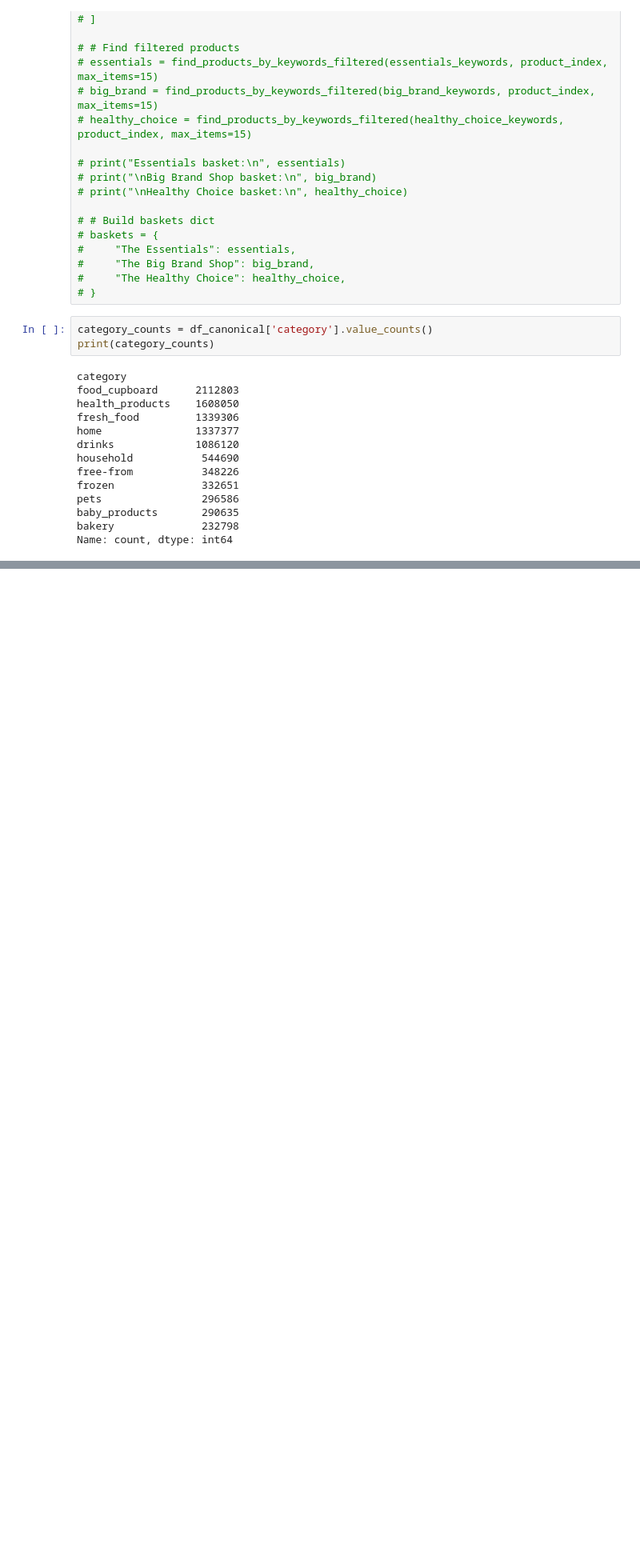
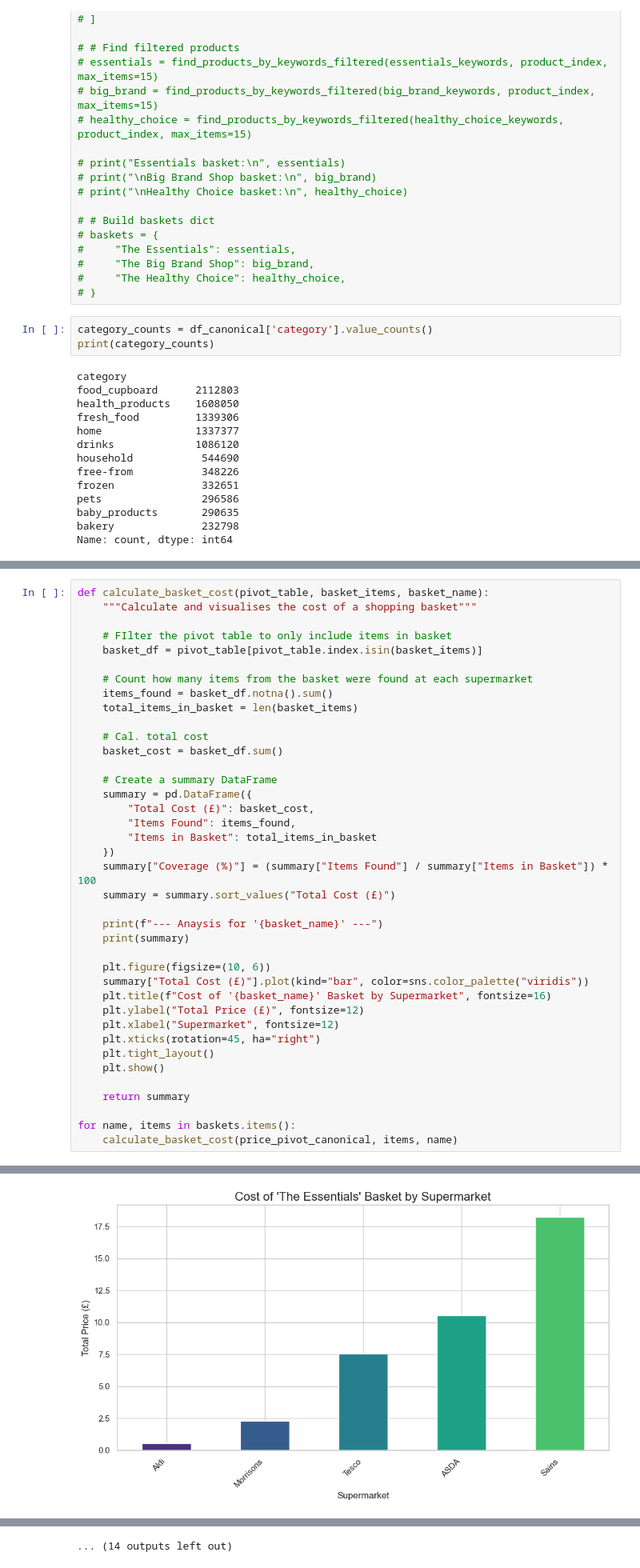
Before and after one commit to BhargavKumarNath/PricePoint-Dynamics-Decoding-the-UK-Supermarket-Competitive-Landscape-with-Machine-Learning, a Jupyter notebook: notebooks/03a_advanced_product_matching.ipynb, the cells around one changed output, grey strips where cells are left out. Shown at 80% size. Drawn from its saved outputs; the diff is of its cells as text; blank space fills up the shorter version.

```diff
--- a/notebooks/03a_advanced_product_matching.ipynb
+++ b/notebooks/03a_advanced_product_matching.ipynb
@@ -329,0 +340,40 @@ Basket: Bakery - 20 products
+# %%
+def calculate_basket_cost(pivot_table, basket_items, basket_name):
+    """Calculate and visualises the cost of a shopping basket"""
+
+    # FIlter the pivot table to only include items in basket
+    basket_df = pivot_table[pivot_table.index.isin(basket_items)]
+
+    # Count how many items from the basket were found at each supermarket
+    items_found = basket_df.notna().sum()
+    total_items_in_basket = len(basket_items)
+
+    # Cal. total cost
+    basket_cost = basket_df.sum()
+
+    # Create a summary DataFrame
+    summary = pd.DataFrame({
+        "Total Cost (£)": basket_cost,
+        "Items Found": items_found,
+        "Items in Basket": total_items_in_basket
+    })
+    summary["Coverage (%)"] = (summary["Items Found"] / summary["Items in Basket"]) * 100
+    summary = summary.sort_values("Total Cost (£)")
+
+    print(f"--- Anaysis for '{basket_name}' ---")
+    print(summary)
+
+    plt.figure(figsize=(10, 6))
+    summary["Total Cost (£)"].plot(kind="bar", color=sns.color_palette("viridis"))
+    plt.title(f"Cost of '{basket_name}' Basket by Supermarket", fontsize=16)
+    plt.ylabel("Total Price (£)", fontsize=12)
+    plt.xlabel("Supermarket", fontsize=12)
+    plt.xticks(rotation=45, ha="right")
+    plt.tight_layout()
+    plt.show()
+
+    return summary
+
+for name, items in baskets.items():
+    calculate_basket_cost(price_pivot_canonical, items, name)
+# %% [output]
@@ -329,0 +388 @@ Basket: Bakery - 20 products
+[figure, added]
@@ -329,0 +434 @@ Basket: Bakery - 20 products
+... (14 outputs left out)
```
Also changed, not shown: parts of 4 cells of this notebook.
